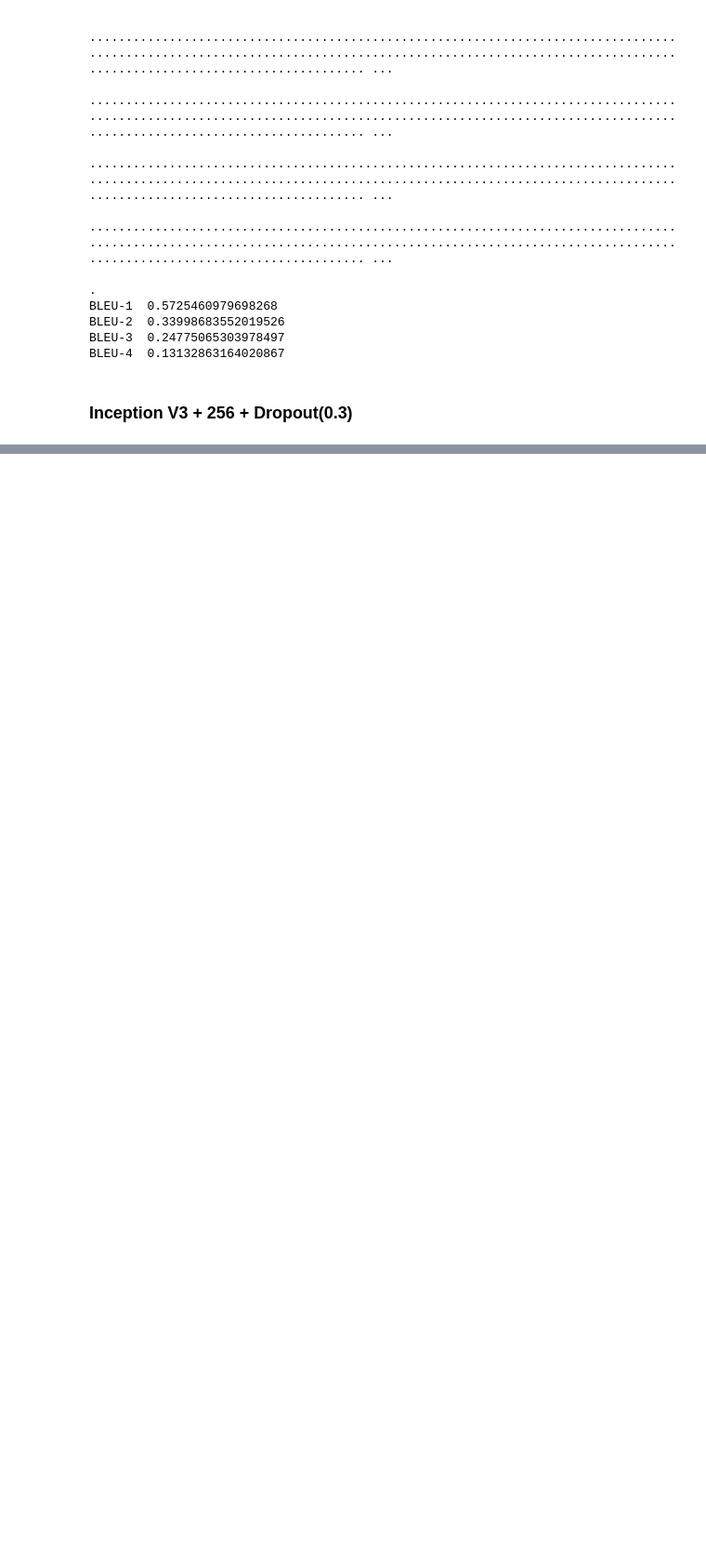
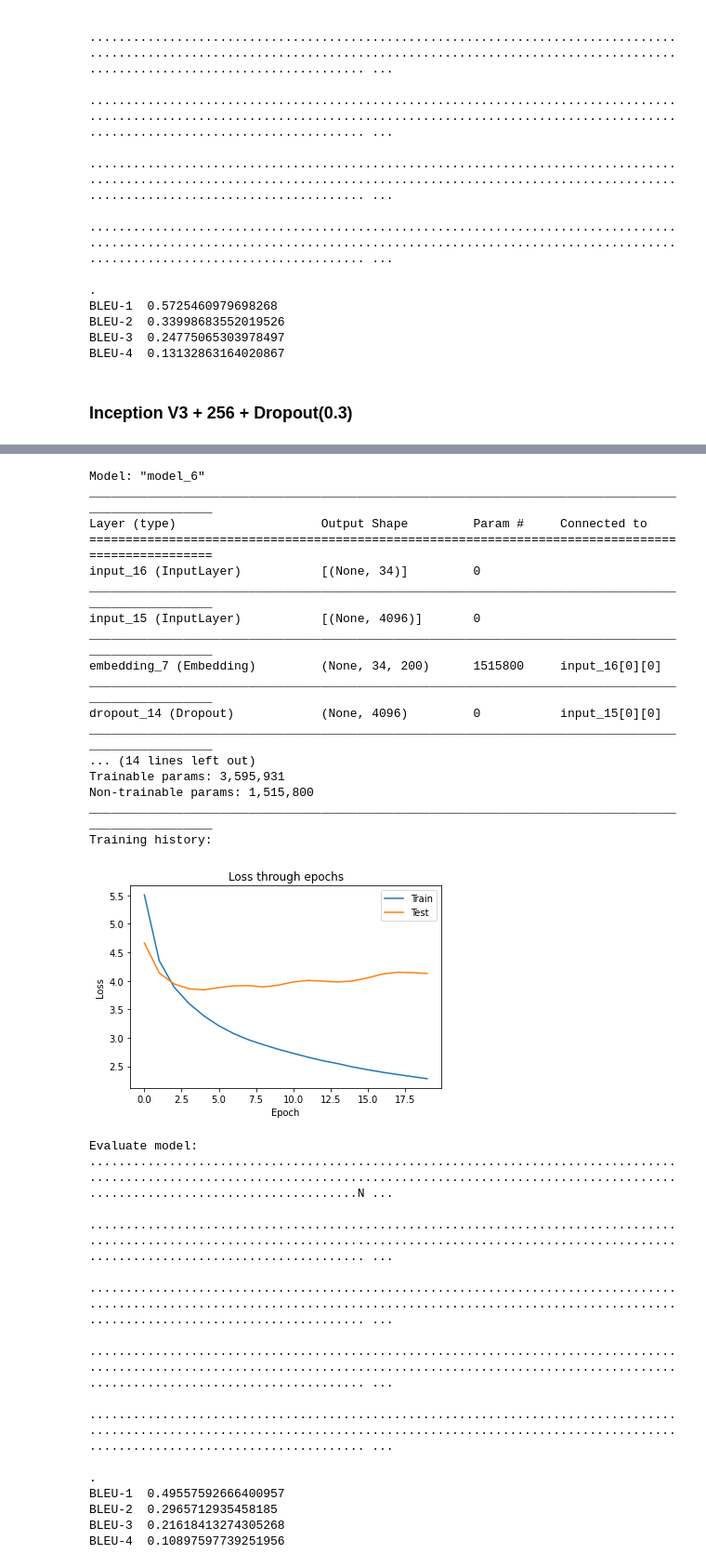
Before and after one commit to LastChanceKatze/image-caption-gen, a Jupyter notebook: img_caption_gen.ipynb, the cells around one changed output, grey strips where cells are left out. Shown at 93% size. Saved outputs shown, nothing was run; the diff lists cells and outputs as text; code cells hidden in the pictures; blank space fills up the shorter version.

```diff
--- a/img_caption_gen.ipynb
+++ b/img_caption_gen.ipynb
@@ -1211,0 +1347,43 @@ inc_3_256_model = load_eval(f"{drive_folder}/model/inc_v3_0.3_256/ep011-loss2.92
+# %%
+model_path = vgg_dropout_03_dense_256_path + "/ep005-loss3.386-val_loss3.843.h5"
+training_log_path = vgg_dropout_03_dense_256_path + "/training.log"
+
+vgg_glove_3_256_model = load_eval(model_path,
+                            training_log_path,
+                            vgg_test_features, test_captions,
+                            tokenizer, max_length)
+# %% [output]
+Model: "model_6"
+__________________________________________________________________________________________________
+Layer (type)                    Output Shape         Param #     Connected to
+==================================================================================================
+input_16 (InputLayer)           [(None, 34)]         0
+__________________________________________________________________________________________________
+input_15 (InputLayer)           [(None, 4096)]       0
+__________________________________________________________________________________________________
+embedding_7 (Embedding)         (None, 34, 200)      1515800     input_16[0][0]
+__________________________________________________________________________________________________
+dropout_14 (Dropout)            (None, 4096)         0           input_15[0][0]
+__________________________________________________________________________________________________
+... (14 lines left out)
+Trainable params: 3,595,931
+Non-trainable params: 1,515,800
+__________________________________________________________________________________________________
+Training history:
+[figure, added]
+Evaluate model:
+.......................................................................................................................................................................................................N ...
+
+........................................................................................................................................................................................................ ...
+
+........................................................................................................................................................................................................ ...
+
+........................................................................................................................................................................................................ ...
+
+........................................................................................................................................................................................................ ...
+
+.
+BLEU-1  0.49557592666400957
+BLEU-2  0.2965712935458185
+BLEU-3  0.21618413274305268
+BLEU-4  0.10897597739251956
```
Also changed, not shown: parts of 33 cells of this notebook.
